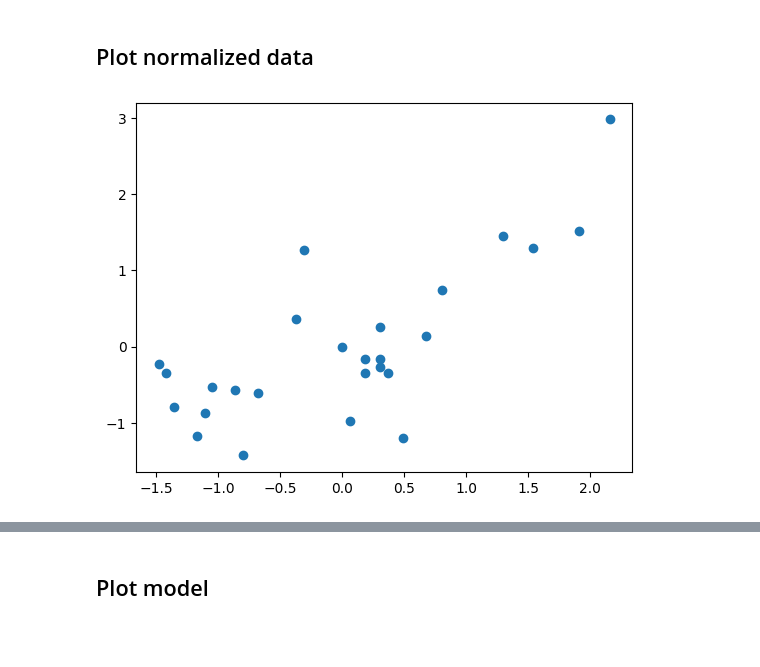
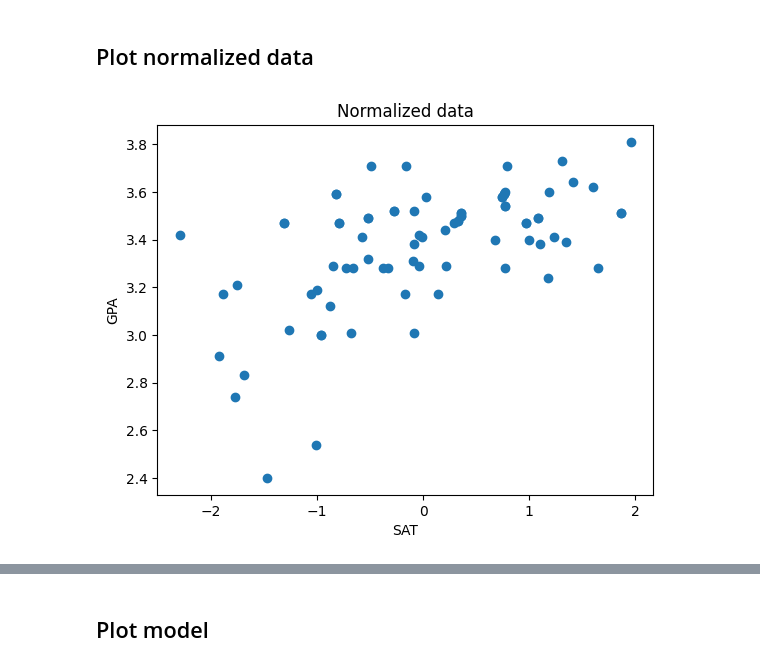
Before and after one commit to Sirius912/Machine_Learning, a Jupyter notebook: Simple_Linear_Regression/Simple_Linear_Regression.ipynb, the cells around one changed output, grey strips where cells are left out. Saved outputs shown, nothing was run; the diff lists cells and outputs as text; code cells hidden in the pictures; blank space fills up the shorter version.

```diff
--- a/Simple_Linear_Regression/Simple_Linear_Regression.ipynb
+++ b/Simple_Linear_Regression/Simple_Linear_Regression.ipynb
@@ -55,8 +67,11 @@ y_test_scaled = y_scaler.transform(y_test.values.reshape(-1, 1))
 # %% [markdown]
 ## Plot normalized data
-# %%
-plt.scatter(x_train_scaled, y_train_scaled)
-plt.show()
-# %% [output]
-[figure, removed]
+# %%
+plt.scatter(x_train, y_train)
+plt.title('Normalized data')
+plt.xlabel('SAT')
+plt.ylabel('GPA')
+plt.show()
+# %% [output]
+[figure, added]
 # %% [markdown]
```
Also changed, not shown: parts of 11 cells of this notebook.
